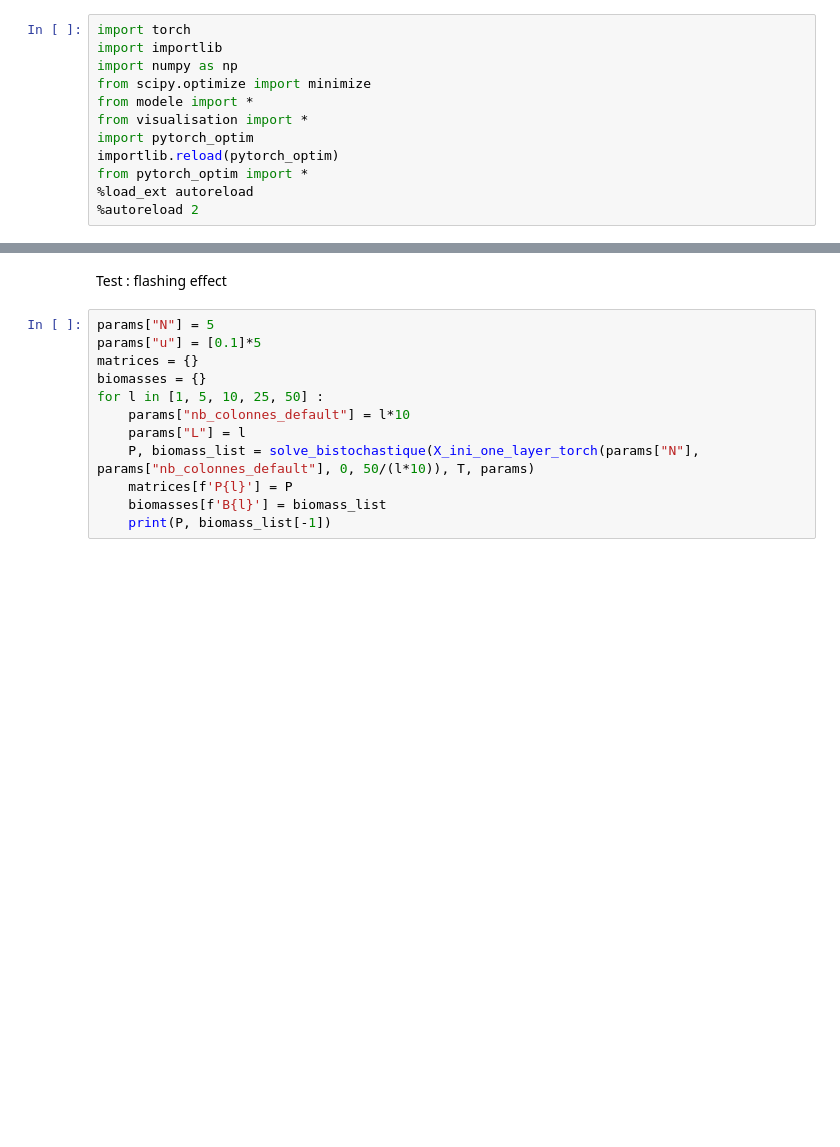
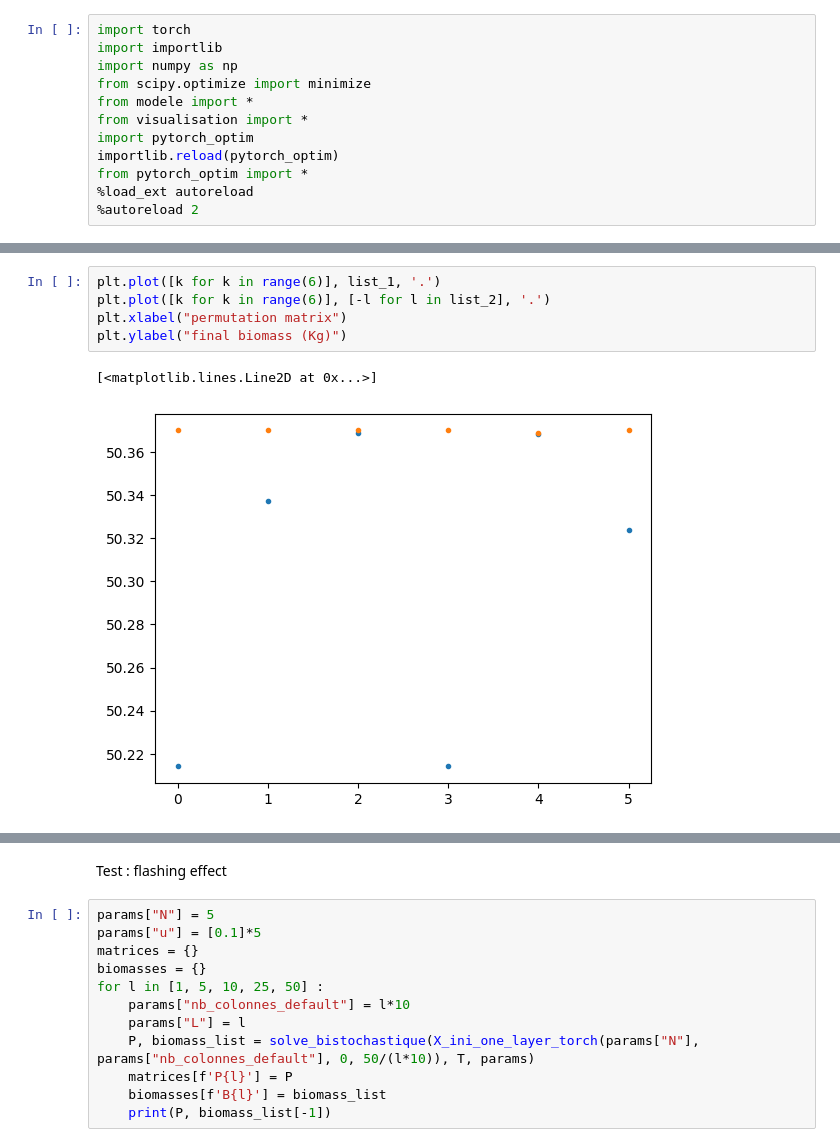
Before and after one commit to Octave289/stage_Inria, a Jupyter notebook: optimization_tests_2.ipynb, the cells around one changed output, grey strips where cells are left out. Drawn from its saved outputs; the diff is of its cells as text; blank space fills up the shorter version.

```diff
--- a/optimization_tests_2.ipynb
+++ b/optimization_tests_2.ipynb
@@ -60,0 +163,8 @@ obj: tensor(50.0077, grad_fn=<AddBackward0>) pen: tensor(0.0252, grad_fn=<SumBac
+# %%
+plt.plot([k for k in range(6)], list_1, '.')
+plt.plot([k for k in range(6)], [-l for l in list_2], '.')
+plt.xlabel("permutation matrix")
+plt.ylabel("final biomass (Kg)")
+# %% [output]
+[<matplotlib.lines.Line2D at 0x...>]
+[figure, added]
```
Also changed, not shown: parts of 18 cells of this notebook, 22 other files.
